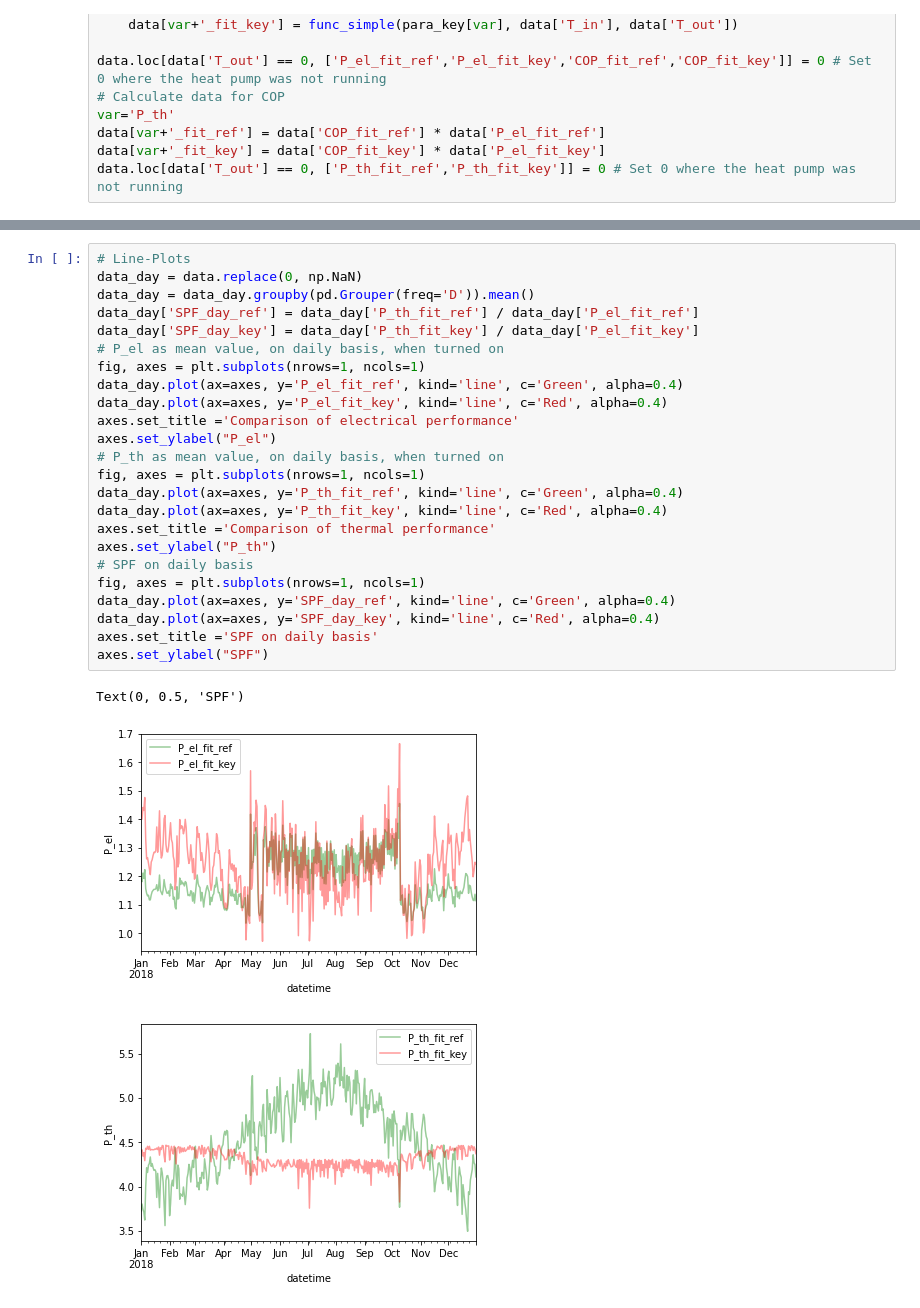
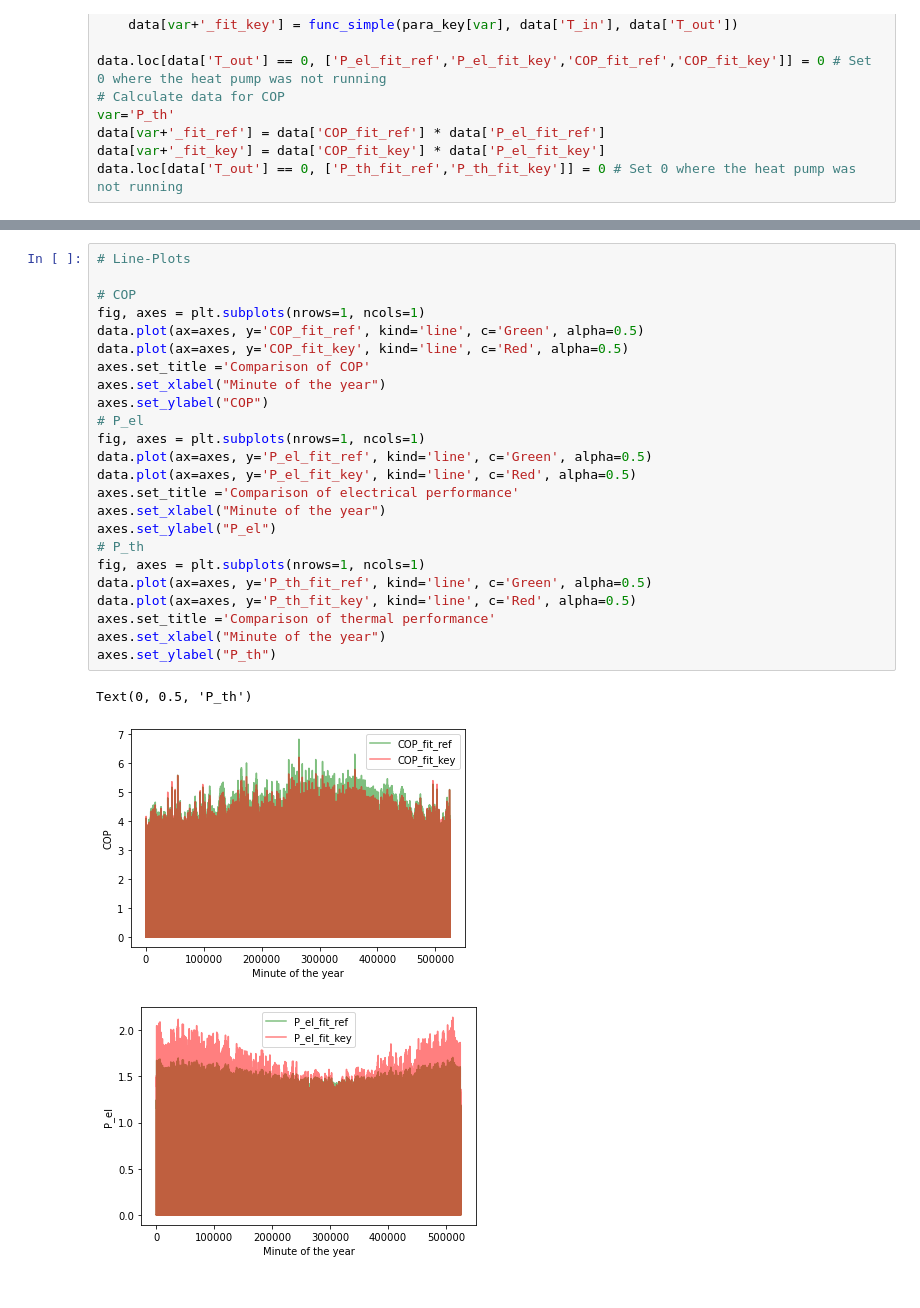
Before and after one commit to FZJ-IEK3-VSA/hplib, a Jupyter notebook: validation/ViessmannVitocal200/heatpump_Vitocal200_validation.ipynb, the cells around one changed output, grey strips where cells are left out. Drawn from its saved outputs; the diff is of its cells as text.

```diff
--- a/validation/ViessmannVitocal200/heatpump_Vitocal200_validation.ipynb
+++ b/validation/ViessmannVitocal200/heatpump_Vitocal200_validation.ipynb
@@ -383,28 +425,28 @@ print(SPF_fit_key)
 # %%
 # Line-Plots
-data_day = data.replace(0, np.NaN)
-data_day = data_day.groupby(pd.Grouper(freq='D')).mean()
-data_day['SPF_day_ref'] = data_day['P_th_fit_ref'] / data_day['P_el_fit_ref']
-data_day['SPF_day_key'] = data_day['P_th_fit_key'] / data_day['P_el_fit_key']
-# P_el as mean value, on daily basis, when turned on
+
+# COP
 fig, axes = plt.subplots(nrows=1, ncols=1)
-data_day.plot(ax=axes, y='P_el_fit_ref', kind='line', c='Green', alpha=0.4)
-data_day.plot(ax=axes, y='P_el_fit_key', kind='line', c='Red', alpha=0.4)
+data.plot(ax=axes, y='COP_fit_ref', kind='line', c='Green', alpha=0.5)
+data.plot(ax=axes, y='COP_fit_key', kind='line', c='Red', alpha=0.5)
+axes.set_title ='Comparison of COP'
+axes.set_xlabel("Minute of the year")
+axes.set_ylabel("COP")
+# P_el
+fig, axes = plt.subplots(nrows=1, ncols=1)
+data.plot(ax=axes, y='P_el_fit_ref', kind='line', c='Green', alpha=0.5)
+data.plot(ax=axes, y='P_el_fit_key', kind='line', c='Red', alpha=0.5)
 axes.set_title ='Comparison of electrical performance'
+axes.set_xlabel("Minute of the year")
 axes.set_ylabel("P_el")
-# P_th as mean value, on daily basis, when turned on
+# P_th
 fig, axes = plt.subplots(nrows=1, ncols=1)
-data_day.plot(ax=axes, y='P_th_fit_ref', kind='line', c='Green', alpha=0.4)
-data_day.plot(ax=axes, y='P_th_fit_key', kind='line', c='Red', alpha=0.4)
+data.plot(ax=axes, y='P_th_fit_ref', kind='line', c='Green', alpha=0.5)
+data.plot(ax=axes, y='P_th_fit_key', kind='line', c='Red', alpha=0.5)
 axes.set_title ='Comparison of thermal performance'
+axes.set_xlabel("Minute of the year")
 axes.set_ylabel("P_th")
-# SPF on daily basis
-fig, axes = plt.subplots(nrows=1, ncols=1)
-data_day.plot(ax=axes, y='SPF_day_ref', kind='line', c='Green', alpha=0.4)
-data_day.plot(ax=axes, y='SPF_day_key', kind='line', c='Red', alpha=0.4)
-axes.set_title ='SPF on daily basis'
-axes.set_ylabel("SPF")
 # %% [output]
-Text(0, 0.5, 'SPF')
+Text(0, 0.5, 'P_th')
-[figure, old version]
+[figure, new version]
-[figure, old version]
+[figure, new version]
```
Also changed, not shown: parts of 57 cells of this notebook, 7 other files.
